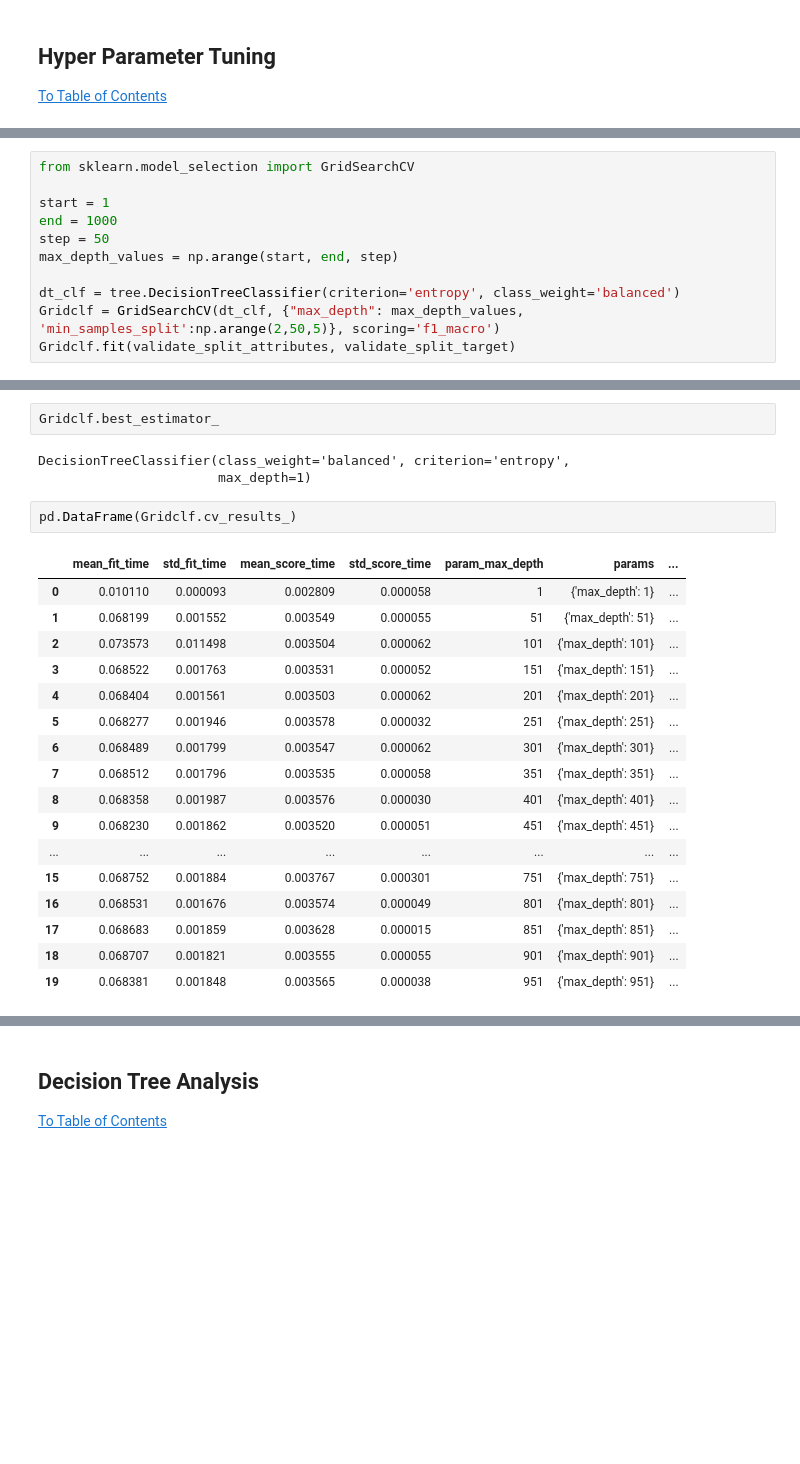
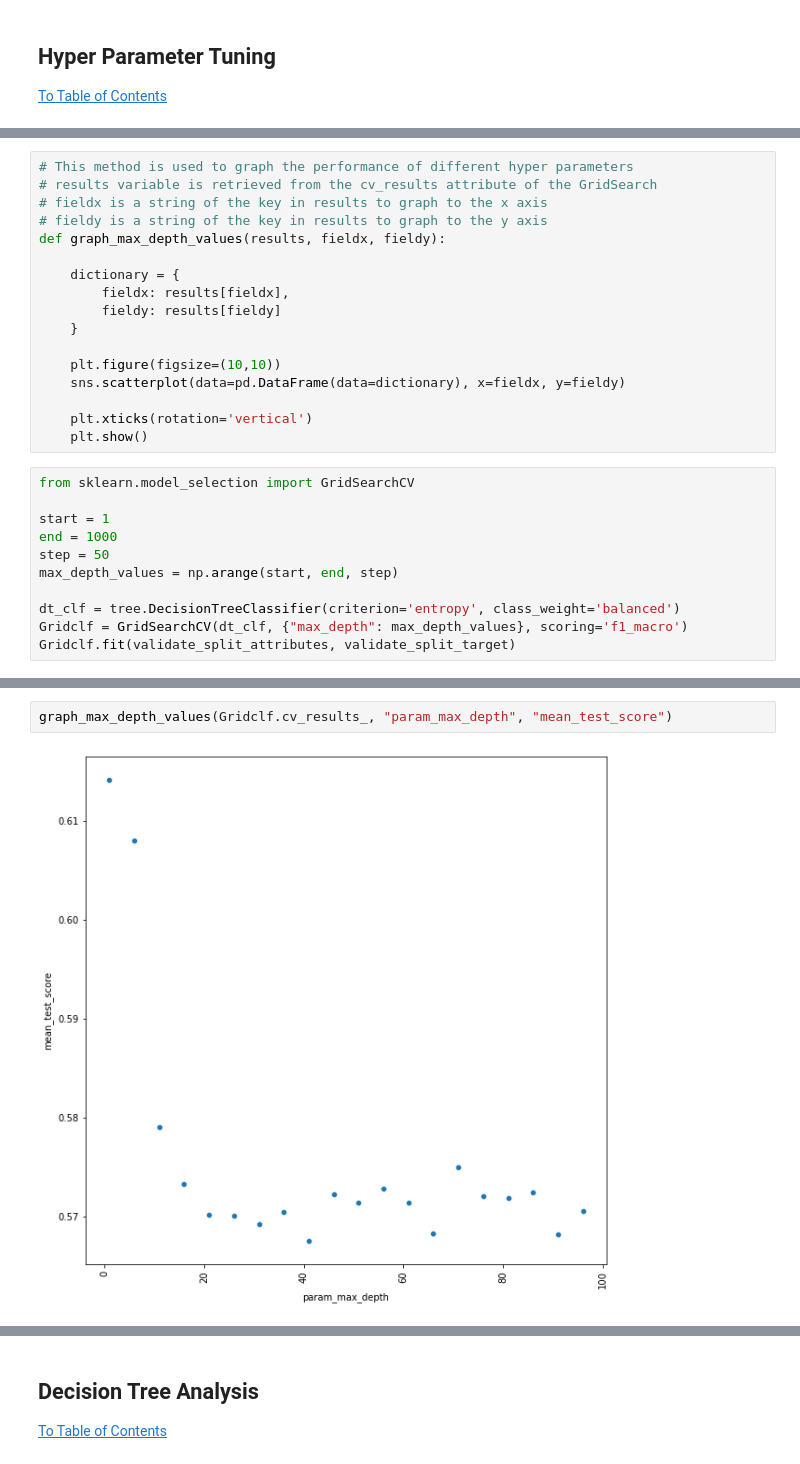
Before and after one commit to s3716853/ML-Assignment-01, a Jupyter notebook: Assignment1/ml-assignment-01.ipynb, the cells around one changed output, grey strips where cells are left out. Cells and saved outputs as stored; diff of their text form; blank space fills up the shorter version.

```diff
--- a/Assignment1/ml-assignment-01.ipynb
+++ b/Assignment1/ml-assignment-01.ipynb
@@ -755,3 +762,20 @@ Val Precision Score: 0.617
+# %%
+# This method is used to graph the performance of different hyper parameters
+# results variable is retrieved from the cv_results attribute of the GridSearch
+# fieldx is a string of the key in results to graph to the x axis
+# fieldy is a string of the key in results to graph to the y axis
+def graph_max_depth_values(results, fieldx, fieldy):
+
+    dictionary = {
+        fieldx: results[fieldx],
+        fieldy: results[fieldy]
+    }
+
+    plt.figure(figsize=(10,10))
+    sns.scatterplot(data=pd.DataFrame(data=dictionary), x=fieldx, y=fieldy)
+
+    plt.xticks(rotation='vertical')
+    plt.show()
 # %%
 from sklearn.model_selection import GridSearchCV
 
@@ -761,5 +785,5 @@ step = 50
 max_depth_values = np.arange(start, end, step)
 
 dt_clf = tree.DecisionTreeClassifier(criterion='entropy', class_weight='balanced')
-Gridclf = GridSearchCV(dt_clf, {"max_depth": max_depth_values, 'min_samples_split':np.arange(2,50,5)}, scoring='f1_macro')
+Gridclf = GridSearchCV(dt_clf, {"max_depth": max_depth_values}, scoring='f1_macro')
 Gridclf.fit(validate_split_attributes, validate_split_target)
@@ -779,25 +796,4 @@ print(Gridclf.best_params_)
-# %%
-Gridclf.best_estimator_
-# %% [output]
-DecisionTreeClassifier(class_weight='balanced', criterion='entropy',
-                       max_depth=1)
-# %%
-pd.DataFrame(Gridclf.cv_results_)
-# %% [output]
-|  | mean_fit_time | std_fit_time | mean_score_time | std_score_time | param_max_depth | params | ... |
-| 0 | 0.010110 | 0.000093 | 0.002809 | 0.000058 | 1 | {'max_depth': 1} | ... |
-| 1 | 0.068199 | 0.001552 | 0.003549 | 0.000055 | 51 | {'max_depth': 51} | ... |
-| 2 | 0.073573 | 0.011498 | 0.003504 | 0.000062 | 101 | {'max_depth': 101} | ... |
-| 3 | 0.068522 | 0.001763 | 0.003531 | 0.000052 | 151 | {'max_depth': 151} | ... |
-| 4 | 0.068404 | 0.001561 | 0.003503 | 0.000062 | 201 | {'max_depth': 201} | ... |
-| 5 | 0.068277 | 0.001946 | 0.003578 | 0.000032 | 251 | {'max_depth': 251} | ... |
-| 6 | 0.068489 | 0.001799 | 0.003547 | 0.000062 | 301 | {'max_depth': 301} | ... |
-| 7 | 0.068512 | 0.001796 | 0.003535 | 0.000058 | 351 | {'max_depth': 351} | ... |
-| 8 | 0.068358 | 0.001987 | 0.003576 | 0.000030 | 401 | {'max_depth': 401} | ... |
-| 9 | 0.068230 | 0.001862 | 0.003520 | 0.000051 | 451 | {'max_depth': 451} | ... |
-| ... | ... | ... | ... | ... | ... | ... | ... |
-| 15 | 0.068752 | 0.001884 | 0.003767 | 0.000301 | 751 | {'max_depth': 751} | ... |
-| 16 | 0.068531 | 0.001676 | 0.003574 | 0.000049 | 801 | {'max_depth': 801} | ... |
-| 17 | 0.068683 | 0.001859 | 0.003628 | 0.000015 | 851 | {'max_depth': 851} | ... |
-| 18 | 0.068707 | 0.001821 | 0.003555 | 0.000055 | 901 | {'max_depth': 901} | ... |
-| 19 | 0.068381 | 0.001848 | 0.003565 | 0.000038 | 951 | {'max_depth': 951} | ... |
+# %%
+graph_max_depth_values(Gridclf.cv_results_, "param_max_depth", "mean_test_score")
+# %% [output]
+[figure, added]
```
Also changed, not shown: parts of 17 cells of this notebook.
